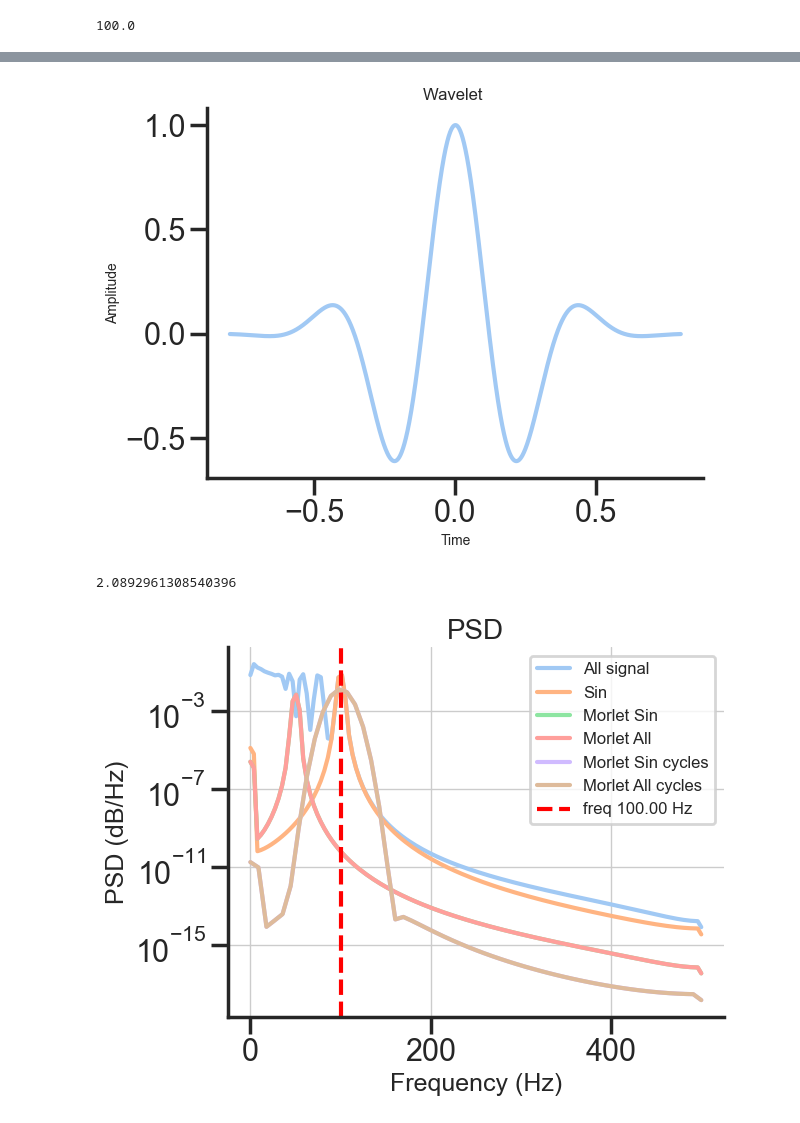
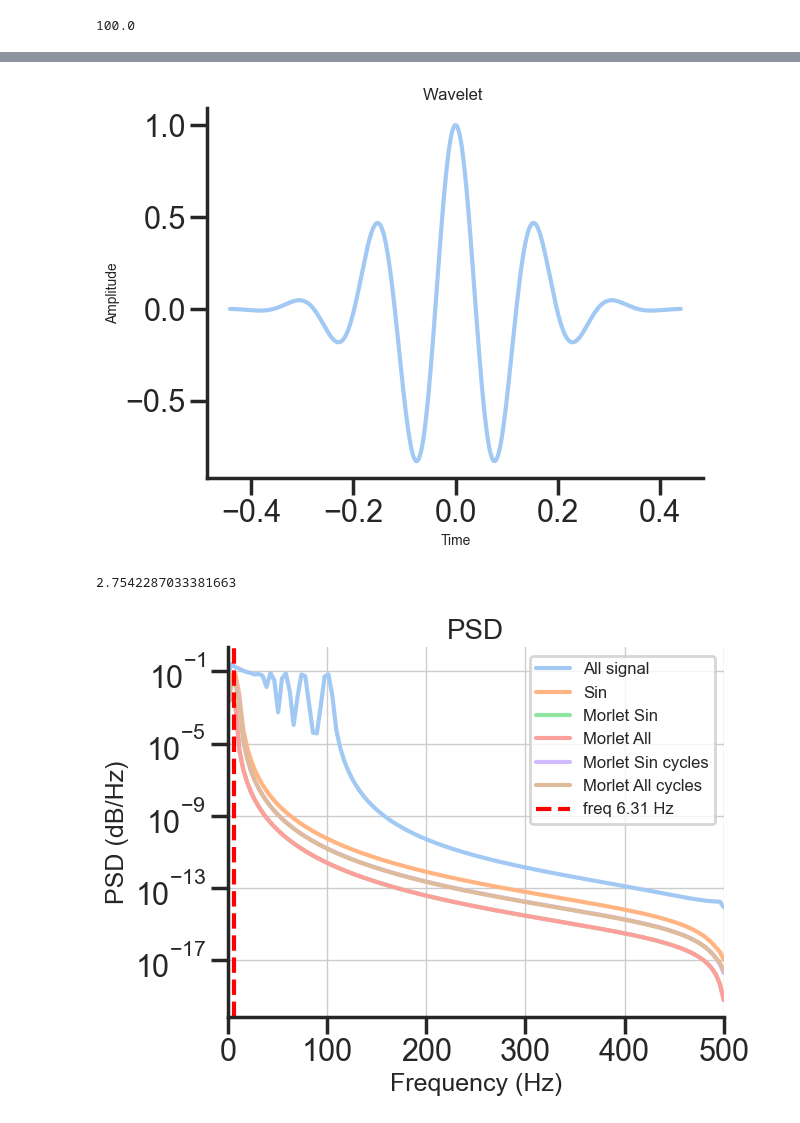
Before and after one commit to gdelfe/Ketamine_effects_on_the_brain, a Jupyter notebook: python/Phase_extraction_wavelets.ipynb, the cells around one changed output, grey strips where cells are left out. Cells and saved outputs as stored; diff of their text form; code cells hidden in the pictures.

Commit message:
Plot of LFP, envelope, Morlet convolution, and phase

```diff
--- a/python/Phase_extraction_wavelets.ipynb
+++ b/python/Phase_extraction_wavelets.ipynb
@@ -388,7 +385,7 @@ freq[14]
 100.0
 # %%
 fs = 1000
-f = freq[14]
+f = freq[4]
 scale = 1
 width = f/2
 n = 10 # number of cycles
@@ -469,7 +466,7 @@ axs[4].plot(t, convolution_morlet.real, label='Re Morlet conv ', color='limegree
 axs[4].plot(t, convolution_single.real, label='Re Morlet conv single', color='g')
 axs[4].plot(t, convolution_morlet_C.real, label='Re Morlet Cycle conv', color='red')
 axs[4].plot(t, convolution_morlet_C_single.real, label='Re Morlet Cycle conv single', color='coral')
-axs[4].plot(t, 20*sin_wave, label='Sin at given freq.',color='aqua')
+axs[4].plot(t, 40*sin_wave, label='Sin at given freq.',color='aqua')
 axs[4].set_title('Morlet Conv Signal')
 axs[4].legend(fontsize=12, loc='upper right')
 
@@ -481,7 +478,7 @@ axs[5].plot(t, wavelet_single.real, label='Re Morlet wavelet single', color='lim
 axs[5].set_title('Morlet Wavelet')
 axs[5].legend(fontsize=12, loc='upper right')
 
-plt.xlim([0, 0.1])
+plt.xlim([0, 2])
 # Adjust layout
 plt.tight_layout()
 plt.show()
@@ -491,5 +488,5 @@ freq 100.0 width 50.0 scale 1
 # %%
-phase_morlet_C_single, wavelet_morlet_C_single, convolution_morlet_C_single, time_C = instantaneous_phase_wavelet_cycles(sin_wave, f, n, fs)
+phase_morlet_C_single, wavelet_morlet_C_single, convolution_morlet_C_single, time_C = instantaneous_phase_wavelet_cycles(sin_wave, f, 5, fs)
 
 plt.plot(time_C,wavelet_morlet_C_single.real)
 plt.title('Wavelet ',fontsize=12)
@@ -499,43 +496,43 @@ plt.ylabel('Amplitude',fontsize=10)
 # plt.xlim([0,100])
 plt.show()
 # %% [output]
-[figure, old version]
+[figure, new version]
 # %%
 f
 # %% [output]
-2.0892961308540396
+2.7542287033381663
 # %%
 # PSD of sin
 f_max = 2000
 nump = 256
 # PSD of Wave functions
 psd_f_single, psd_single = welch(sin_wave, fs=1000, nperseg=nump)
 psd_f, psd = welch(combined_sin_wave, fs=1000, nperseg=nump)
 # PSD of Morlet transforms
 psd_f_morlet_single, psd_morlet_single = welch(wavelet_single.real, fs=1000, nperseg=nump) # sin function morlet width
 psd_f_morlet, psd_morlet = welch(wavelet_morlet.real, fs=1000, nperseg=nump) # sin function morlet width
 psd_f_morlet_C_single, psd_morlet_C_single = welch(wavelet_morlet_C_single.real, fs=1000, nperseg=nump) # sin function morlet cycle
 psd_f_morlet_C, psd_morlet_C = welch(wavelet_morlet_C.real, fs=1000, nperseg=nump) # all functions morlet cycles
 
 plt.semilogy(psd_f, psd)
 plt.semilogy(psd_f_single, psd_single)
 plt.semilogy(psd_f_morlet_single, psd_morlet_single)
 plt.semilogy(psd_f_morlet, psd_morlet)
 plt.semilogy(psd_f_morlet_C_single, psd_morlet_C_single)
 plt.semilogy(psd_f_morlet_C, psd_morlet_C)
 plt.axvline(x=f, color='r', linestyle='--', label='Peak at {} Hz'.format(int(f)))
 # plt.plot(psd_f, 10 * np.log10(psd))
 plt.title('PSD',fontsize=20)
 plt.xlabel('Frequency (Hz)',fontsize=18)
 plt.ylabel('PSD (dB/Hz)',fontsize=18)
 plt.legend(['All signal','Sin','Morlet Sin','Morlet All','Morlet Sin cycles','Morlet All cycles','freq {:.2f} Hz'.format(f)],fontsize=12, loc='upper right')
 # for f in freq:
 #     plt.axvline(x=f, color='r', linestyle='--', label='{} Hz'.format(int(f)))
 # plt.legend(fontsize=12,loc='upper right')
 
-# plt.xlim([0,100])
+plt.xlim([0,500])
 plt.grid(linewidth=1)
 
 plt.show()
 # %% [output]
-[figure, old version]
+[figure, new version]
```
Also changed, not shown: parts of 5 cells of this notebook, 1 other file.
